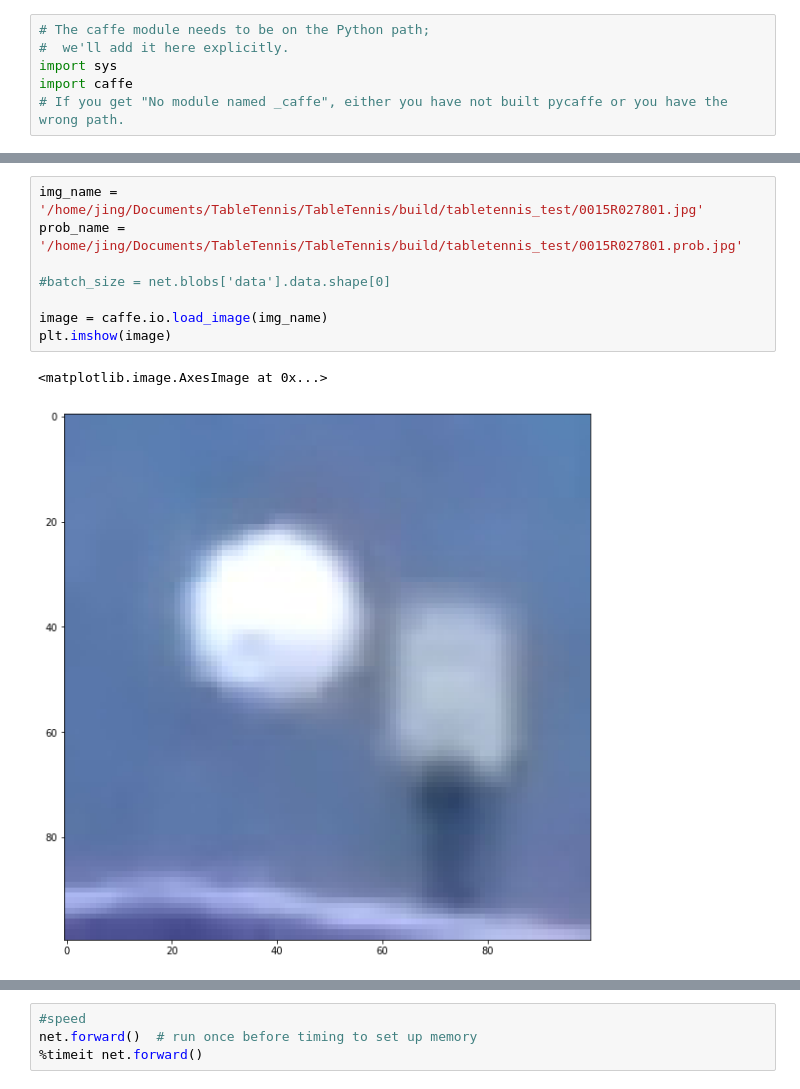
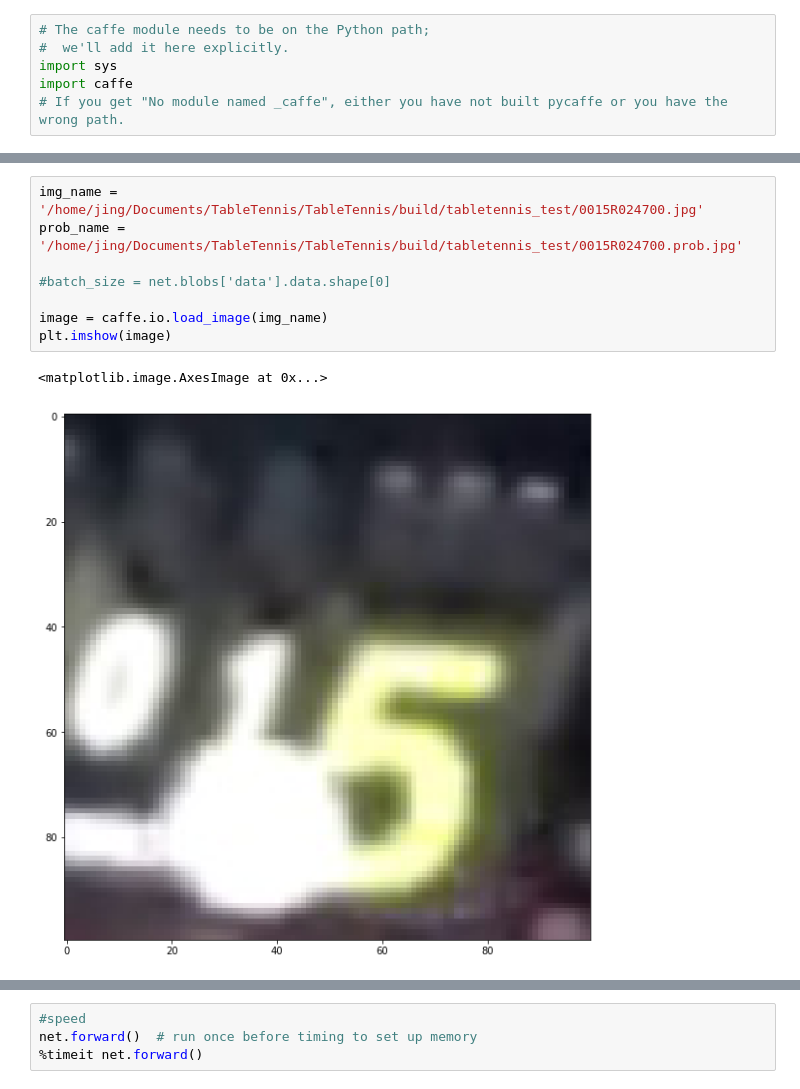
Before and after one commit to BrotherJing/CNN_tabletennis, a Jupyter notebook: classifier.ipynb, the cells around one changed output, grey strips where cells are left out. Drawn from its saved outputs; the diff is of its cells as text.

```diff
--- a/classifier.ipynb
+++ b/classifier.ipynb
@@ -41,14 +41,14 @@ transformer.set_channel_swap('data', (2,1,0))#RGB to BGR
 # %%
-img_name = '/home/jing/Documents/TableTennis/TableTennis/build/tabletennis_test/0015R027801.jpg'
-prob_name = '/home/jing/Documents/TableTennis/TableTennis/build/tabletennis_test/0015R027801.prob.jpg'
+img_name = '/home/jing/Documents/TableTennis/TableTennis/build/tabletennis_test/0015R024700.jpg'
+prob_name = '/home/jing/Documents/TableTennis/TableTennis/build/tabletennis_test/0015R024700.prob.jpg'
 
 #batch_size = net.blobs['data'].data.shape[0]
 
 image = caffe.io.load_image(img_name)
 plt.imshow(image)
 # %% [output]
 <matplotlib.image.AxesImage at 0x...>
-[figure, old version]
+[figure, new version]
 # %%
 transformed_image = transformer.preprocess('data', image)
 net.blobs['data'].data[0,...] = transformed_image
```
Also changed, not shown: parts of 10 cells of this notebook, 16 other files.
